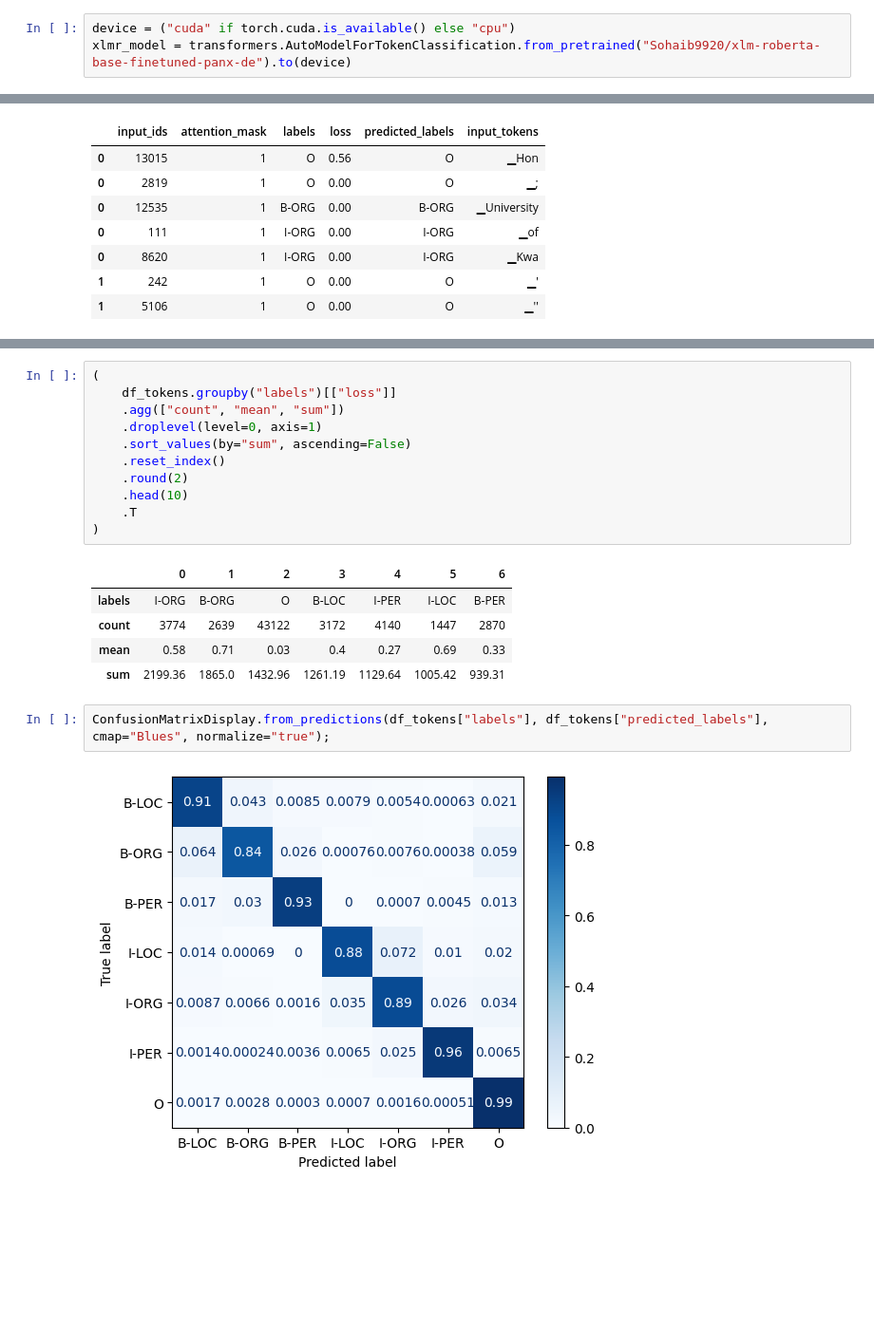
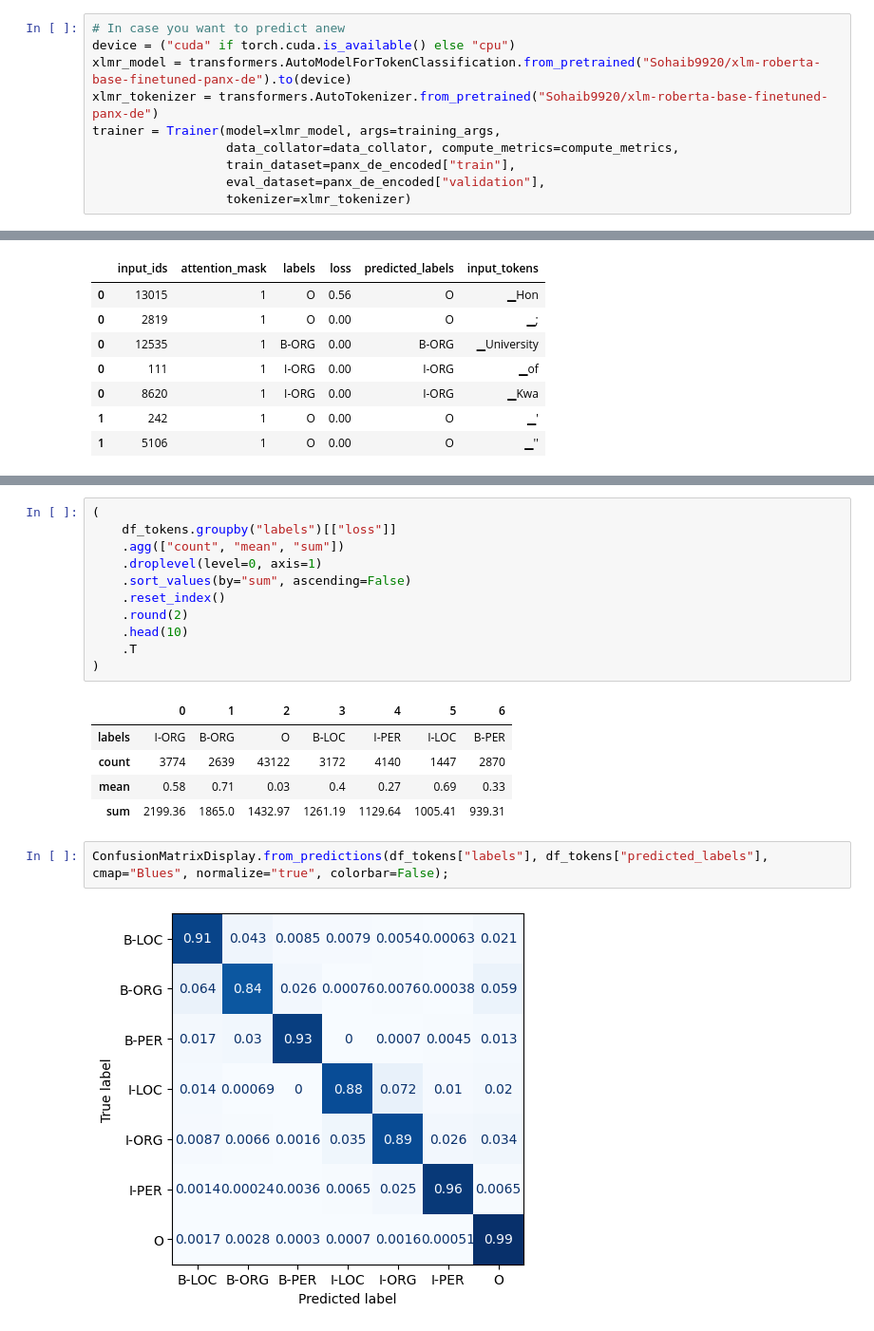
Before and after one commit to Sohaib9920/Transformer_Multilingual_NER, a Jupyter notebook: Transformer_Multilingual_Named_Entity_Recognition.ipynb, the cells around one changed output, grey strips where cells are left out. Shown at 95% size. Drawn from its saved outputs; the diff is of its cells as text; blank space fills up the shorter version.

```diff
--- a/Transformer_Multilingual_Named_Entity_Recognition.ipynb
+++ b/Transformer_Multilingual_Named_Entity_Recognition.ipynb
@@ -457,3 +406,10 @@ xlmr_model = trainer.model
 # %%
+# In case you want to predict anew
 device = ("cuda" if torch.cuda.is_available() else "cpu")
 xlmr_model = transformers.AutoModelForTokenClassification.from_pretrained("Sohaib9920/xlm-roberta-base-finetuned-panx-de").to(device)
+xlmr_tokenizer = transformers.AutoTokenizer.from_pretrained("Sohaib9920/xlm-roberta-base-finetuned-panx-de")
+trainer = Trainer(model=xlmr_model, args=training_args,
+                  data_collator=data_collator, compute_metrics=compute_metrics,
+                  train_dataset=panx_de_encoded["train"],
+                  eval_dataset=panx_de_encoded["validation"],
+                  tokenizer=xlmr_tokenizer)
@@ -577,8 +557,8 @@ df_tokens.head(7)
 | labels | I-ORG | B-ORG | O | B-LOC | I-PER | I-LOC | B-PER |
 | count | 3774 | 2639 | 43122 | 3172 | 4140 | 1447 | 2870 |
 | mean | 0.58 | 0.71 | 0.03 | 0.4 | 0.27 | 0.69 | 0.33 |
-| sum | 2199.36 | 1865.0 | 1432.96 | 1261.19 | 1129.64 | 1005.42 | 939.31 |
+| sum | 2199.36 | 1865.0 | 1432.97 | 1261.19 | 1129.64 | 1005.41 | 939.31 |
 # %%
-ConfusionMatrixDisplay.from_predictions(df_tokens["labels"], df_tokens["predicted_labels"], cmap="Blues", normalize="true");
+ConfusionMatrixDisplay.from_predictions(df_tokens["labels"], df_tokens["predicted_labels"], cmap="Blues", normalize="true", colorbar=False);
 # %% [output]
-[figure, old version]
+[figure, new version]
```
Also changed, not shown: parts of 22 cells of this notebook.
